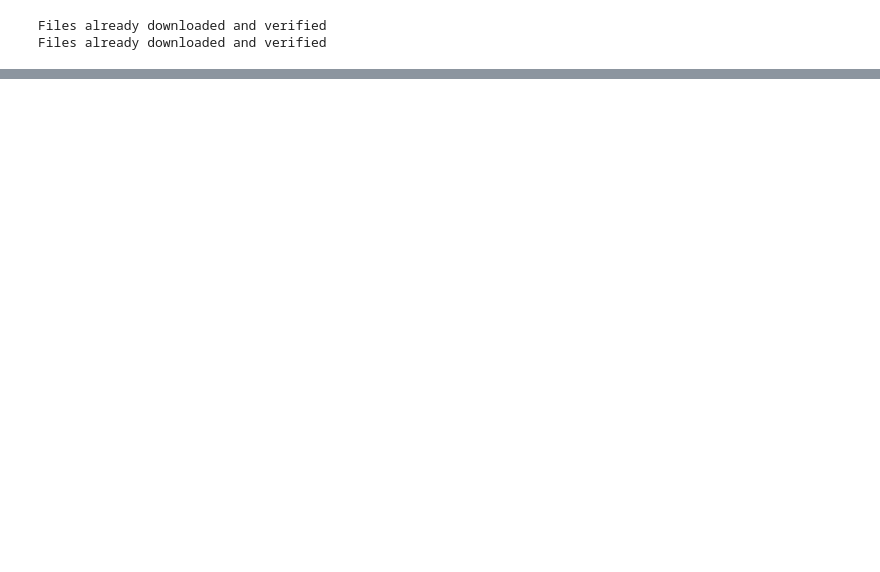
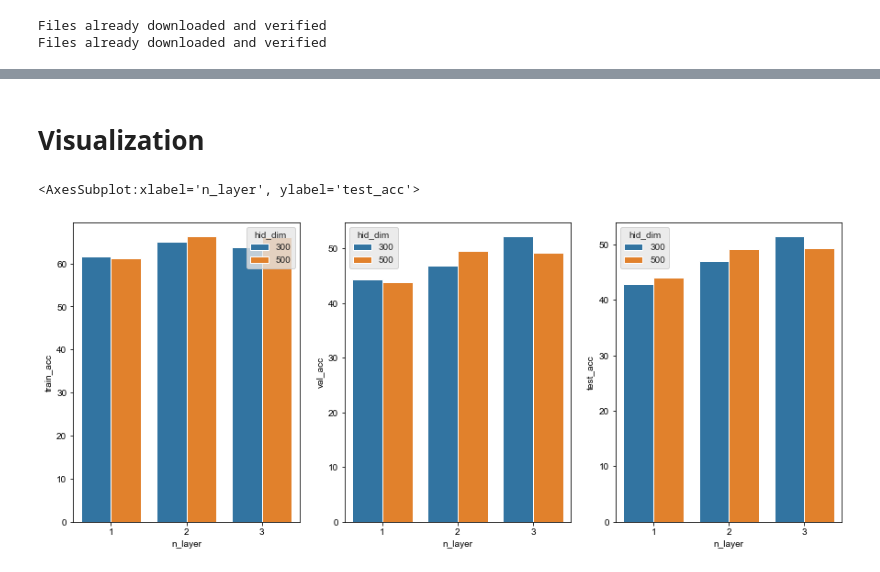
Before and after one commit to GwangwooHan/study, a Jupyter notebook: pytorch/220207 pytorch_experiment.ipynb, the cells around one changed output, grey strips where cells are left out. Drawn from its saved outputs; the diff is of its cells as text; code cells hidden in the pictures; blank space fills up the shorter version.

```diff
--- a/pytorch/220207 pytorch_experiment.ipynb
+++ b/pytorch/220207 pytorch_experiment.ipynb
@@ -17,7 +0,0 @@ with open(filename, 'r') as f:
-# %%
-import hashlib
-setting = {'value1': 5, 'value2': 10, 'seq': [1,2,3,4,5], 'exp_name': 'exp1'}
-exp_name = setting['exp_name']
-hash_key = hashlib.sha1(str(setting).encode()).hexdigest()[:6] #sha1 알고리즘을 활용하여 hasy화, hexdigest활용하여 문자열을 행성
-filename = '{}-{}.json'.format(exp_name, hash_key)
-print(filename)
@@ -26,30 +0,0 @@ exp1-4766aa.json
-# %%
-import hashlib
-import json
-from os import listdir
-from os.path import isfile, join
-import pandas as pd
-
-def save_exp_result(setting, result):
-    exp_name = setting['exp_name']
-    del setting['epoch']
-    del setting['test_batch_size']
-
-    hash_key = hashlib.sha1(str(setting).encode()).hexdigest()[:6]
-    filename = './results/{}-{}.json'.format(exp_name, hash_key)
-    result.update(setting)
-    with open(filename, 'w') as f:
-        json.dump(result, f)
-
-
-def load_exp_result(exp_name):
-    dir_path = './results'
-    filenames = [f for f in listdir(dir_path) if isfile(join(dir_path, f)) if '.json' in f]
-    list_result = []
-    for filename in filenames:
-        if exp_name in filename:
-            with open(join(dir_path, filename), 'r') as infile:
-                results = json.load(infile)
-                list_result.append(results)
-    df = pd.DataFrame(list_result) # .drop(columns=[])
-    return df
@@ -400,15 +328,19 @@ ls results
+# %% [markdown]
+# Visualization
 # %%
 import seaborn as sns
 import matplotlib.pyplot as plt
 
 df = load_exp_result('exp1')
 
 fig, ax = plt.subplots(1, 3)
 fig.set_size_inches(15, 6)
-sns.set_style("darkgrid", {"axes.f
-                           acecolor": ".9"})
+sns.set_style("darkgrid", {"axes.facecolor": ".9"})
 
 sns.barplot(x='n_layer', y='train_acc', hue='hid_dim', data=df, ax=ax[0])
 sns.barplot(x='n_layer', y='val_acc', hue='hid_dim', data=df, ax=ax[1])
 sns.barplot(x='n_layer', y='test_acc', hue='hid_dim', data=df, ax=ax[2])
+# %% [output]
+<AxesSubplot:xlabel='n_layer', ylabel='test_acc'>
+[figure, added]
 # %%
```
Also changed, not shown: parts of 25 cells of this notebook, 3 other files.
